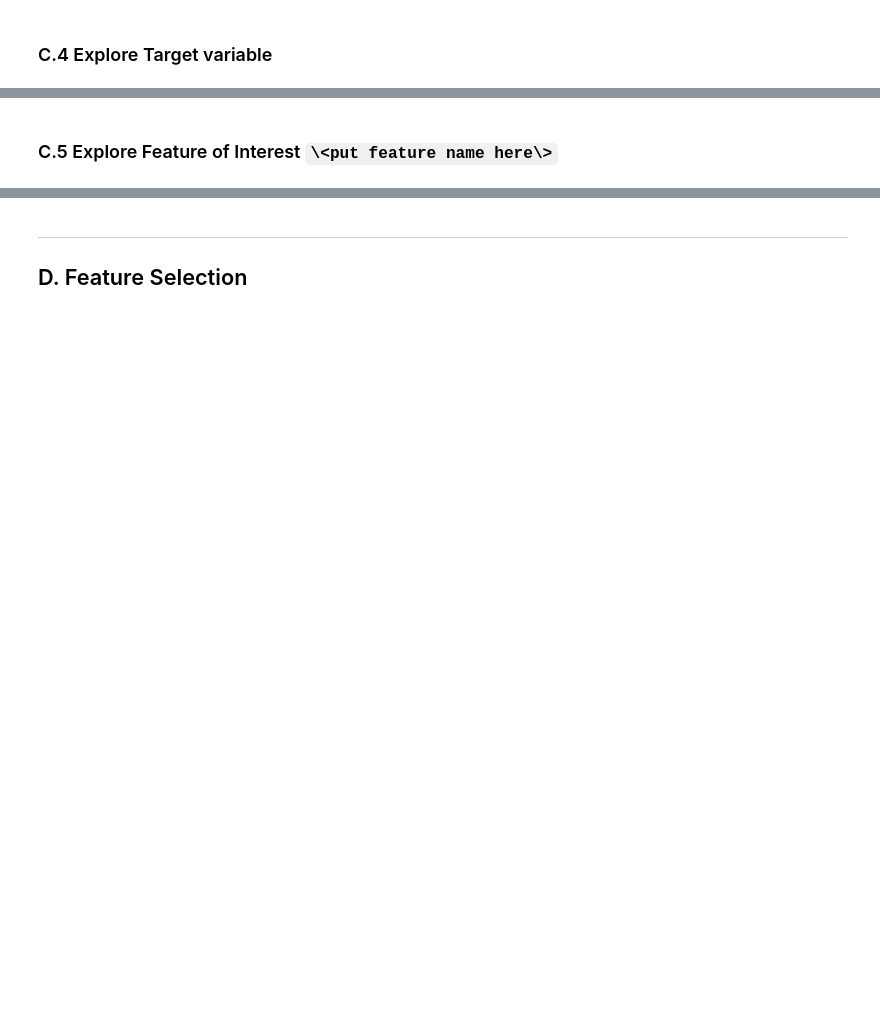
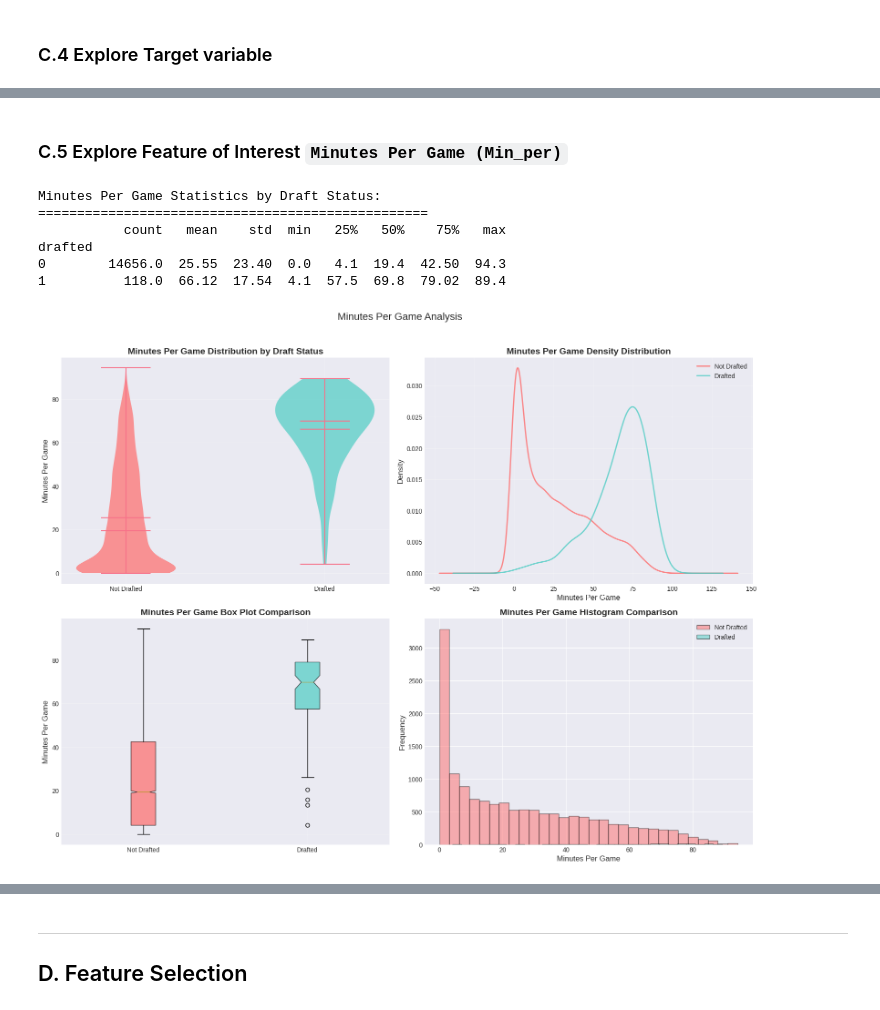
Before and after one commit to tooichitake/36120-AT1-Group5, a Jupyter notebook: 25605217/notebooks/36120-25SP-group5-25605217-AT1-experiment-2.ipynb, the cells around one changed output, grey strips where cells are left out. Saved outputs shown, nothing was run; the diff lists cells and outputs as text; code cells hidden in the pictures; blank space fills up the shorter version.

```diff
--- a/25605217/notebooks/36120-25SP-group5-25605217-AT1-experiment-2.ipynb
+++ b/25605217/notebooks/36120-25SP-group5-25605217-AT1-experiment-2.ipynb
@@ -102,2 +259,2 @@ print_tile(size="h3", key='target_distribution_explanations', value=target_distr
 # %% [markdown]
-### C.5 Explore Feature of Interest `\<put feature name here\>`
+### C.5 Explore Feature of Interest `Minutes Per Game (Min_per)`
@@ -110,0 +261,13 @@ provide a detailed analysis on the selected feature, its distribution, limitatio
+# %%
+# <Student to fill this section>
+# Analyze Minutes Per Game using visualization module
+fig = visualization.analyze_feature_by_draft_status(train_df, 'Min_per', 'Minutes Per Game')
+plt.show()
+# %% [output]
+Minutes Per Game Statistics by Draft Status:
+==================================================
+           count   mean    std  min   25%   50%    75%   max
+drafted
+0        14656.0  25.55  23.40  0.0   4.1  19.4  42.50  94.3
+1          118.0  66.12  17.54  4.1  57.5  69.8  79.02  89.4
+[figure, added]
```
Also changed, not shown: parts of 125 cells of this notebook, 4 other files.
